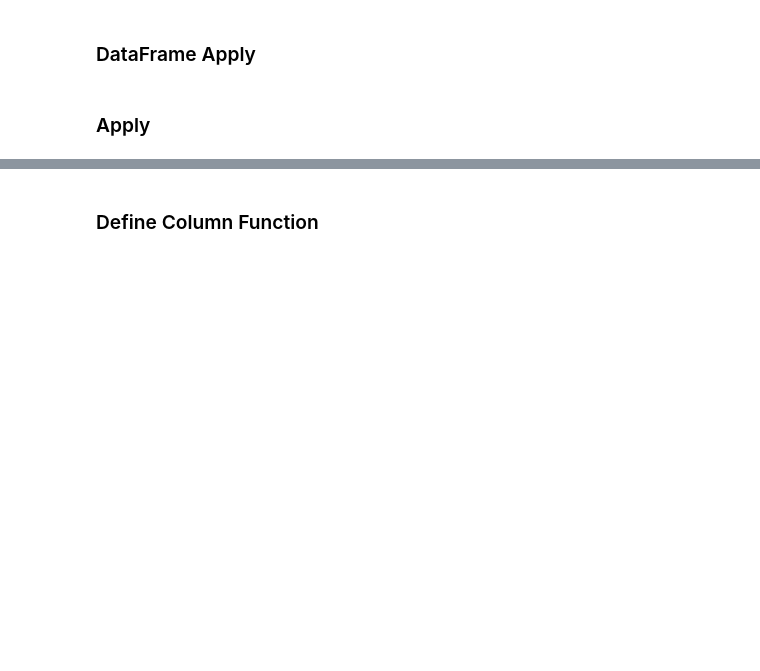
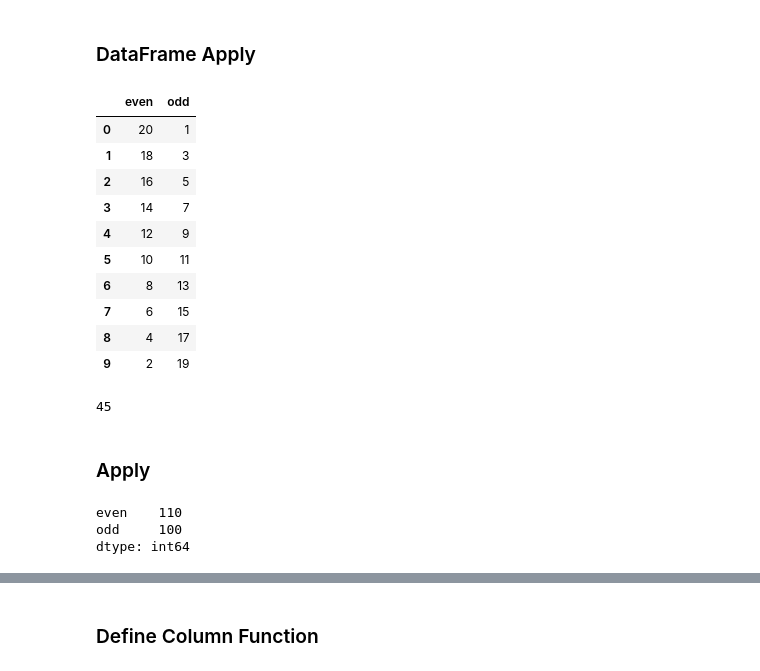
Before and after one commit to mekchou/DataAnalysisPractice, a Jupyter notebook: DataFrames.ipynb, the cells around one changed output, grey strips where cells are left out. Saved outputs shown, nothing was run; the diff lists cells and outputs as text; code cells hidden in the pictures; blank space fills up the shorter version.

Commit message:
apply function in df

```diff
--- a/DataFrames.ipynb
+++ b/DataFrames.ipynb
@@ -248,5 +248,34 @@ clients2
 | 4 | Frankie | Maple | 12 | -2 |
 # %% [markdown]
 ### DataFrame Apply
+# %%
+import pandas as pd
+data = { "even": range(20,0,-2),
+        "odd": range(1,21,2),
+}
+df = pd.DataFrame(data)
+df
+# %% [output]
+|  | even | odd |
+| 0 | 20 | 1 |
+| 1 | 18 | 3 |
+| 2 | 16 | 5 |
+| 3 | 14 | 7 |
+| 4 | 12 | 9 |
+| 5 | 10 | 11 |
+| 6 | 8 | 13 |
+| 7 | 6 | 15 |
+| 8 | 4 | 17 |
+| 9 | 2 | 19 |
+# %%
+sum(range(10))
+# %% [output]
+45
 # %% [markdown]
 ### Apply
+# %%
+df.apply(sum)
+# %% [output]
+even    110
+odd     100
+dtype: int64
```
Also changed, not shown: parts of 11 cells of this notebook.
